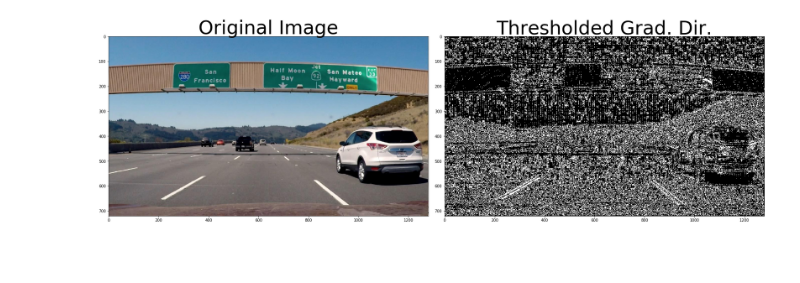
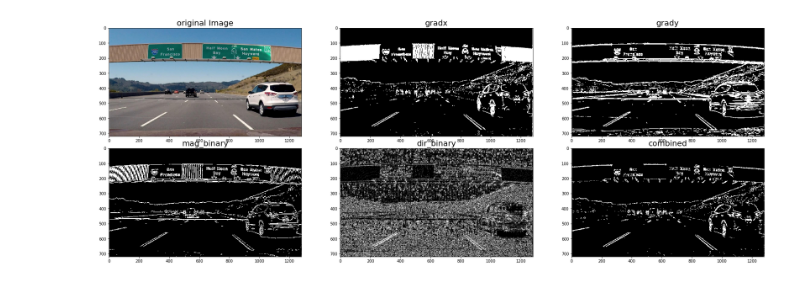
Before and after one commit to demigecko/CarND-Advanced-Lane-Lines, a Jupyter notebook: Segments/7-Combining Thresholds.ipynb, the cells around one changed output. Cells and saved outputs as stored; diff of their text form; code cells hidden in the pictures; blank space fills up the shorter version.

```diff
--- a/Segments/7-Combining Thresholds.ipynb
+++ b/Segments/7-Combining Thresholds.ipynb
@@ -3,9 +3,11 @@ import numpy as np
 import cv2
 import matplotlib.pyplot as plt
 import matplotlib.image as mpimg
-import pickle
 
 image = mpimg.imread('signs_vehicles_xygrad.png')
+def gaussian_blur(image, kernel=5):
+    blurred = cv2.GaussianBlur(image, (kernel,kernel), 0)
+    return blurred
 
 def abs_sobel_thresh(img, orient='x', sobel_kernel=3, thresh=(0, 255)):
     # Apply the following steps to img
@@ -23,7 +25,7 @@ def abs_sobel_thresh(img, orient='x', sobel_kernel=3, thresh=(0, 255)):
     # 5) Create a mask of 1's where the scaled gradient magnitude
             # is > thresh_min and < thresh_max
     grad_binary = np.zeros_like(scaled_sobel)
-    grad_binary[(scaled_sobel >= thresh[1]) & (scaled_sobel <= thresh[0])] = 1
+    grad_binary[(scaled_sobel >= thresh[0]) & (scaled_sobel <= thresh[1])] = 1
     # 6) Return this mask as your binary_output image
     return grad_binary
 
@@ -49,41 +51,51 @@ def dir_threshold(img, sobel_kernel=3, thresh=(0, np.pi/2)):
     # Apply the following steps to img
     # 1) Convert to grayscale
     gray=cv2.cvtColor(img, cv2.COLOR_BGR2GRAY)
     # 2) Take the gradient in x and y separately
     sobelx = cv2.Sobel(gray, cv2.CV_64F, 1, 0)
     sobely = cv2.Sobel(gray, cv2.CV_64F, 0, 1)
     # 3) Take the absolute value of the x and y gradients
     abs_sobelx=np.absolute(sobelx)
     abs_sobely=np.absolute(sobely)
     # 4) Use np.arctan2(abs_sobely, abs_sobelx) to calculate the direction of the gradient
     absgraddir = np.arctan2(np.absolute(sobely), np.absolute(sobelx))
     # 5) Create a binary mask where direction thresholds are met
     dir_binary = np.zeros_like(absgraddir)
     dir_binary[(absgraddir >= thresh[0]) & (absgraddir <= thresh[1])] = 1
     # 6) Return this mask as your binary_output image
     #binary_output = np.copy(img) # Remove this line
     return dir_binary
 
 # Choose a Sobel kernel size
-ksize = 11 # Choose a larger odd number to smooth gradient measurements
+ksize = 3 # Choose a larger odd number to smooth gradient measurements
 
 # Apply each of the thresholding functions
-gradx = abs_sobel_thresh(image, orient='x', sobel_kernel=ksize, thresh=(100, 150))
-grady = abs_sobel_thresh(image, orient='y', sobel_kernel=ksize, thresh=(100, 150))
-mag_binary = mag_thresh(image, sobel_kernel=ksize, mag_thresh=(200, 250))
-dir_binary = dir_threshold(image, sobel_kernel=ksize, thresh= (0.7,1.3)) #(0, np.pi/2))
+gradx = gaussian_blur(abs_sobel_thresh(image, orient='x', sobel_kernel=ksize, thresh=(10, 255)))
+grady = gaussian_blur(abs_sobel_thresh(image, orient='y', sobel_kernel=ksize, thresh=(10, 255)))
+mag_binary = mag_thresh(image, sobel_kernel=ksize, mag_thresh=(30, 100))
+dir_binary = gaussian_blur(dir_threshold(image, sobel_kernel=ksize, thresh= (0.7,1.3))) #(0, np.pi/2))
 
 # Combined
 combined = np.zeros_like(grady)
+combined[((gradx == 1) & (grady == 1))] = 1
+#combined=gaussian_blur(combined)
 combined[((gradx == 1) & (grady == 1))  | ((mag_binary == 1) & (dir_binary == 1))] = 1
 
 # Plot the result
-f, (ax1, ax2) = plt.subplots(1, 2, figsize=(24, 9))
+f, axes = plt.subplots(2, 3, figsize=(24, 9))
 f.tight_layout()
-ax1.imshow(image)
-ax1.set_title('Original Image', fontsize=50)
-ax2.imshow(dir_binary, cmap='gray')
-ax2.set_title('Thresholded Grad. Dir.', fontsize=50)
+axes[0, 0].imshow(image)
+axes[0, 0].set_title('original Image', fontsize=20)
+axes[0, 1].imshow(gradx,cmap='gray')
+axes[0, 1].set_title('gradx', fontsize=20)
+axes[0, 2].imshow(grady,cmap='gray')
+axes[0, 2].set_title('grady', fontsize=20)
+axes[1, 0].imshow(mag_binary,cmap='gray')
+axes[1, 0].set_title('mag_binary', fontsize=20)
+axes[1, 1].imshow(dir_binary,cmap='gray')
+axes[1, 1].set_title('dir_binary', fontsize=20)
+axes[1, 2].imshow(combined,cmap='gray')
+axes[1, 2].set_title('combined', fontsize=20)
 plt.subplots_adjust(left=0., right=1, top=0.9, bottom=0.)
 # %% [output]
-[figure, old version]
+[figure, new version]
```
Also changed, not shown: 15 other files.
